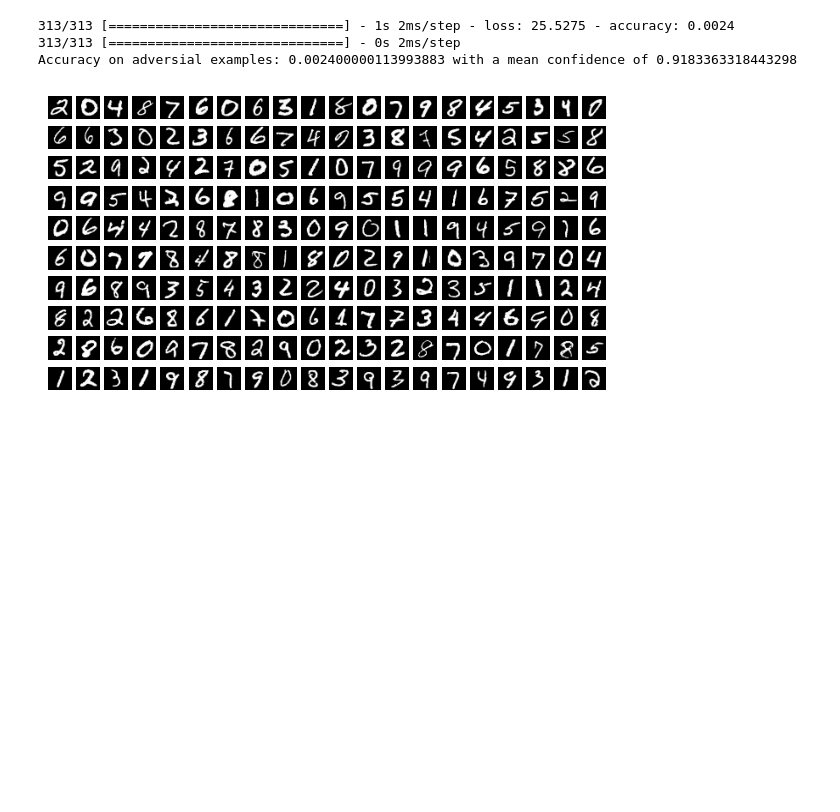
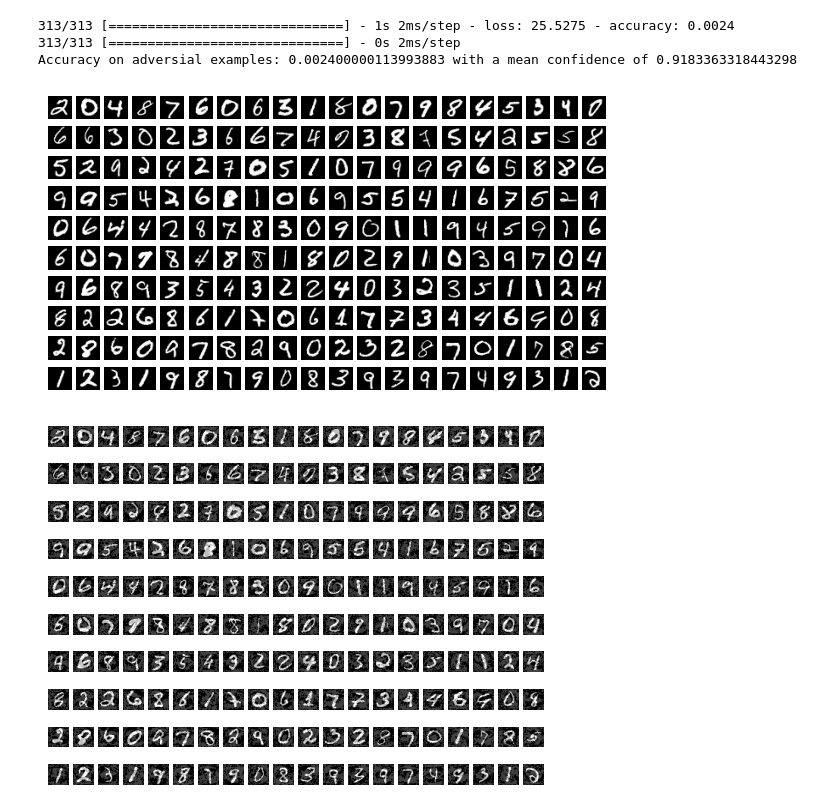
Before and after one commit to VFAFuzzball/ProjetMLA, a Jupyter notebook: fgsm.ipynb, the cells around one changed output. Drawn from its saved outputs; the diff is of its cells as text; code cells hidden in the pictures; blank space fills up the shorter version.

```diff
--- a/fgsm.ipynb
+++ b/fgsm.ipynb
@@ -136,11 +136,19 @@ Accuracy on adversial examples: 0.002400000113993883 with a mean confidence of 0
 # %%
 #Afficher les images
 import matplotlib.pyplot as plt
 plt.figure(figsize=(7.195, 3.841), dpi=100)
+plt.figure(1)
 for i in range(200):
   plt.subplot(10,20,i+1)
   plt.imshow(x_test[i,:].reshape([28,28]), cmap='gray')
   plt.axis('off')
+plt.figure(2)
+for i in range(200):
+  plt.subplot(10,20,i+1)
+  plt.imshow(x_test_adv[i,:].reshape([28,28]), cmap='gray')
+  plt.axis('off')
+
 plt.show()
 # %% [output]
 [figure]
+[figure, added]
```
